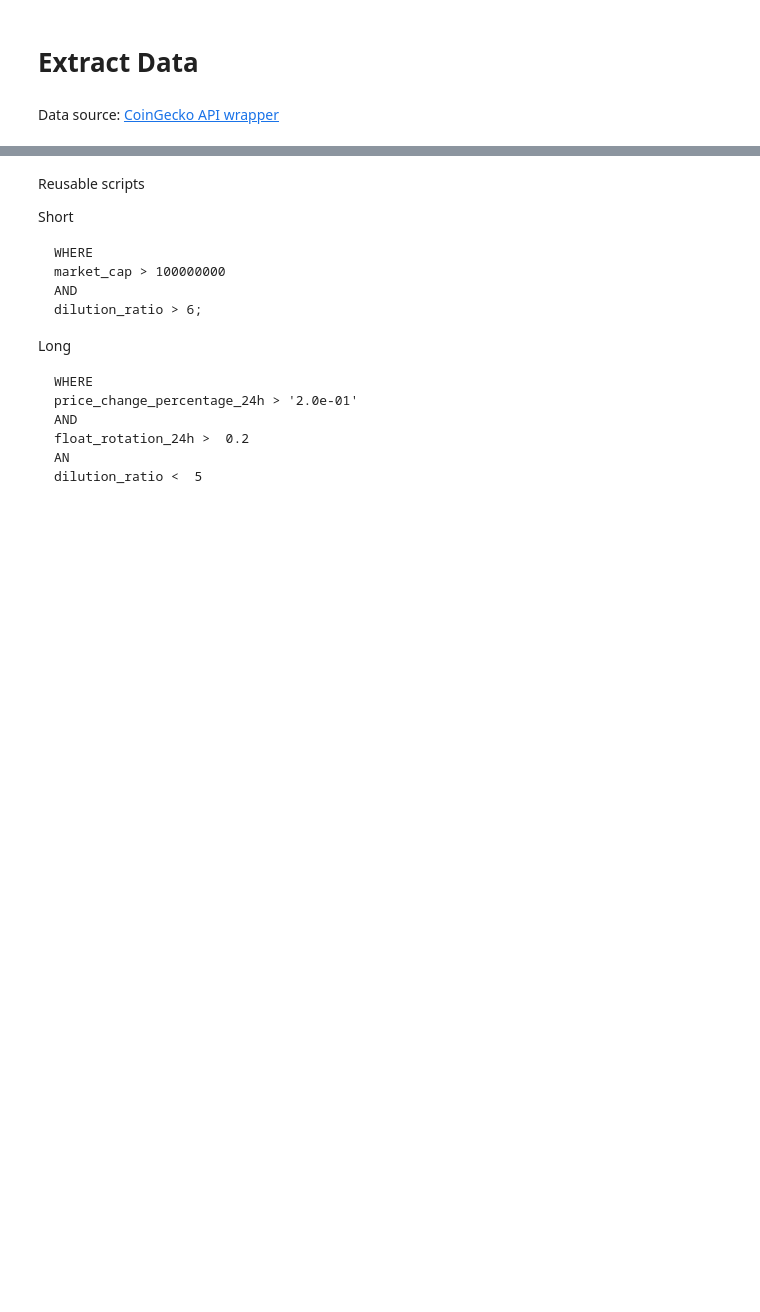
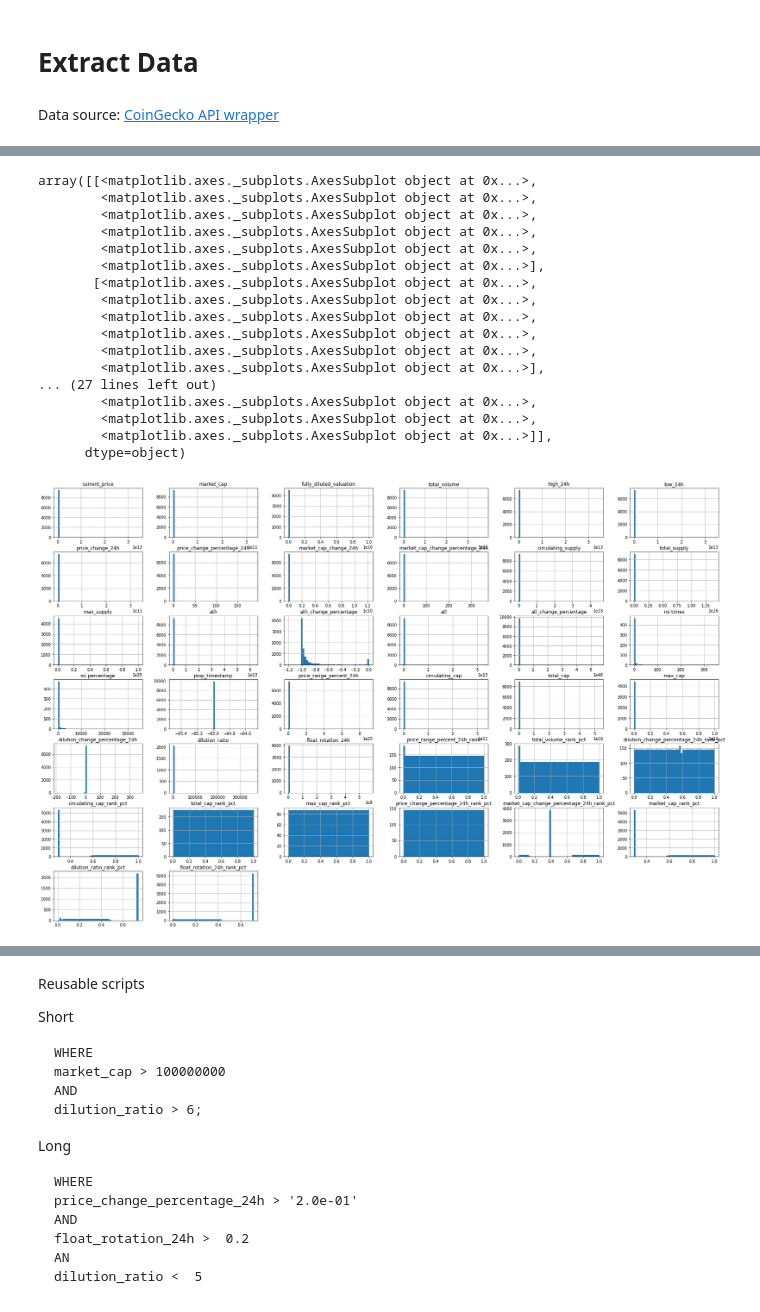
Before and after one commit to custom-hyper/Analytics, a Jupyter notebook: Screener.ipynb, the cells around one changed output, grey strips where cells are left out. Cells and saved outputs as stored; diff of their text form; code cells hidden in the pictures; blank space fills up the shorter version.

```diff
--- a/Screener.ipynb
+++ b/Screener.ipynb
@@ -118,62 +188,73 @@ full_table.hist(bins = 50,figsize = (30, 20))
 # %%
+#@title Main – Wrangling{ display-mode: "code" }
 #0 division function
 def zero_div(x,y):
+
     try:
         return x/y
     except ZeroDivisionError:
         return 0
 
-#0 division function
-def none_div(x):
-    try:
-        return round(x, 5)/100
-    except (TypeError):
-        pass
 
-#@title Main – Wrangling{ display-mode: "code" }
+#Setting proper datatype/Time
+full_table['market_cap'] = full_table['market_cap'].astype(float)
+full_table['prop_timestamp'] = int( time.time_ns() / 1000 )
+full_table['prop_timestamp'] = full_table['prop_timestamp'].astype(np.int8)
+
+#Create custom features
 full_table['price_range_percent_24h'] =  (full_table['high_24h'] - full_table['low_24h'] ) / 0.5*(full_table['high_24h'] + full_table['low_24h'] )
 full_table['circulating_cap'] = full_table['current_price'] * full_table['circulating_supply']
 full_table['total_cap'] = full_table['current_price'] * full_table['total_supply']
 full_table['max_cap'] = full_table['current_price'] * full_table['max_supply']
-
-
 full_table['price_change_percentage_24h'] = round(full_table['price_change_percentage_24h'], 5)/100
-
-#full_table['price_change_percentage_24h'] = full_table['price_change_percentage_24h'].dropna()
-
 full_table['ath_change_percentage'] = full_table['ath_change_percentage']/100
 full_table['market_cap_change_percentage_24h'] = full_table['market_cap_change_percentage_24h']/100
 full_table['atl_change_percentage'] = full_table['atl_change_percentage']/100
 full_table['dilution_change_percentage_24h'] = full_table['market_cap_change_percentage_24h'] - full_table['price_change_percentage_24h']
-full_table['prop_timestamp'] = int( time.time_ns() / 1000 )
-full_table['prop_timestamp'] = full_table['prop_timestamp'].astype(np.int8)
 full_table['CoinGecko_link'] = str('https://www.coingecko.com/en/coins/') + full_table['id']
 full_table['symbol'] = full_table['symbol'].str.upper()
 full_table['dilution_ratio'] = zero_div(full_table['max_supply'],full_table['circulating_supply'])
-
-#full_table['dilution_ratio'] = full_table['max_supply'] / full_table['circulating_supply']
 full_table['float_rotation_24h'] = zero_div(full_table['total_volume'],full_table['market_cap'])
 
 
 #Ranking
 full_table['price_range_percent_24h_rank']  =  full_table['price_range_percent_24h'].rank(pct=True)
 full_table['total_volume_rank_pct']  =  full_table['total_volume'].rank(pct=True)
 full_table['dilution_change_percentage_24h_rank_pct'] = full_table['dilution_change_percentage_24h'].rank(pct=True)
 full_table['circulating_cap_rank_pct'] = full_table['circulating_cap'].rank(pct=True)
 full_table['total_cap_rank_pct'] = full_table['total_cap'].rank(pct=True)
 full_table['max_cap_rank_pct'] = full_table['max_cap'].rank(pct=True)
 full_table['price_change_percentage_24h_rank_pct'] = full_table['price_change_percentage_24h'].rank(pct=True)
 full_table['market_cap_change_percentage_24h_rank_pct'] = full_table['market_cap_change_percentage_24h'].rank(pct=True)
 full_table['market_cap_rank_pct'] = full_table['market_cap'].rank(pct=True)
-#full_table['dilution_ratio_rank_pct'] = full_table['dilution_ratio'].rank(pct=True)
-#full_table['float_rotation_24h_rank_pct'] = full_table['float_rotation_24h'].rank(pct=True)
+full_table['dilution_ratio_rank_pct'] = full_table['dilution_ratio'].rank(pct=True)
+full_table['float_rotation_24h_rank_pct'] = full_table['float_rotation_24h'].rank(pct=True)
 
 #Date
 full_table['date'] = date.today()
 
 full_table.replace([np.inf, -np.inf], np.nan, inplace=True)
-np.set_printoptions(formatter={'float_kind':'{:f}'.format})
+#np.set_printoptions(formatter={'float_kind':'{:f}'.format})
 full_table
 full_table.hist(bins = 50,figsize = (30, 20))
+# %% [output]
+array([[<matplotlib.axes._subplots.AxesSubplot object at 0x...>,
+        <matplotlib.axes._subplots.AxesSubplot object at 0x...>,
+        <matplotlib.axes._subplots.AxesSubplot object at 0x...>,
+        <matplotlib.axes._subplots.AxesSubplot object at 0x...>,
+        <matplotlib.axes._subplots.AxesSubplot object at 0x...>,
+        <matplotlib.axes._subplots.AxesSubplot object at 0x...>],
+       [<matplotlib.axes._subplots.AxesSubplot object at 0x...>,
+        <matplotlib.axes._subplots.AxesSubplot object at 0x...>,
+        <matplotlib.axes._subplots.AxesSubplot object at 0x...>,
+        <matplotlib.axes._subplots.AxesSubplot object at 0x...>,
+        <matplotlib.axes._subplots.AxesSubplot object at 0x...>,
+        <matplotlib.axes._subplots.AxesSubplot object at 0x...>],
+... (27 lines left out)
+        <matplotlib.axes._subplots.AxesSubplot object at 0x...>,
+        <matplotlib.axes._subplots.AxesSubplot object at 0x...>,
+        <matplotlib.axes._subplots.AxesSubplot object at 0x...>]],
+      dtype=object)
+[figure, added]
 # %%
 full_table.info()
```
Also changed, not shown: parts of 27 cells of this notebook.
